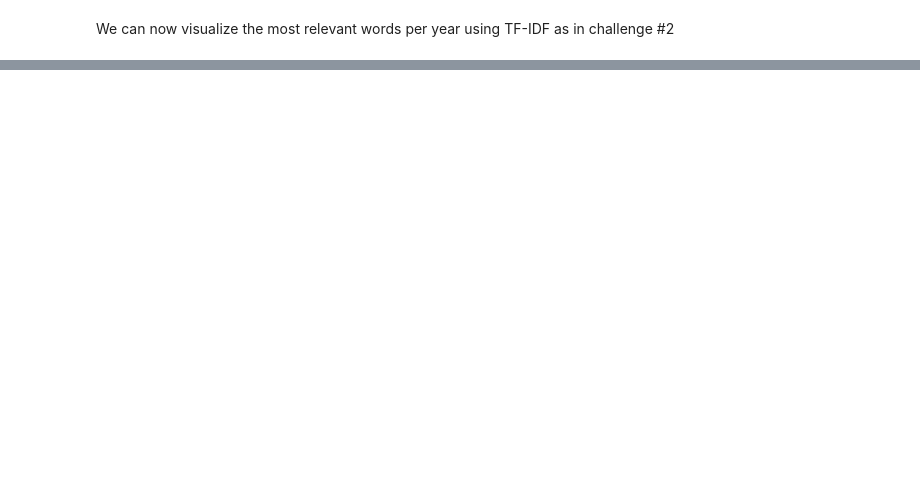
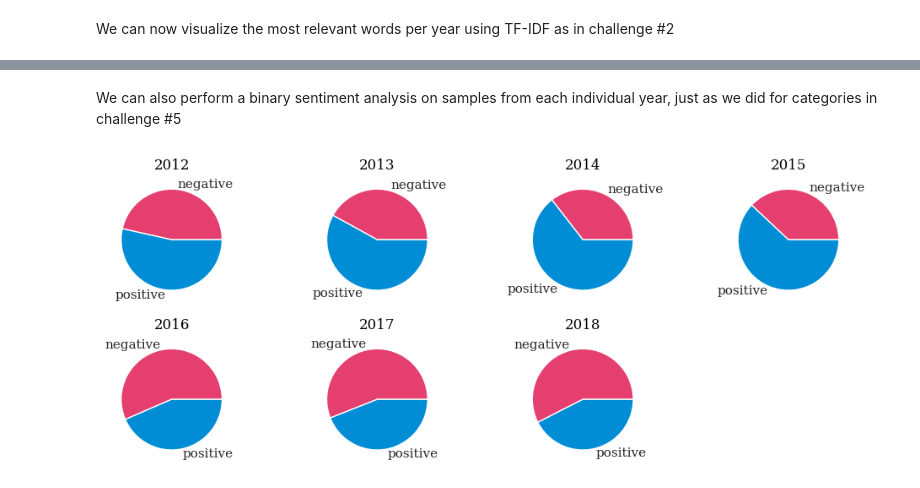
Before and after one commit to xusky69/w-j-technical-test, a Jupyter notebook: Prueba_técnica_W_&_J_parte_6.ipynb, the cells around one changed output, grey strips where cells are left out. Drawn from its saved outputs; the diff is of its cells as text; code cells hidden in the pictures; blank space fills up the shorter version.

Commit message:
added sent. analysis per year

```diff
--- a/Prueba_técnica_W_&_J_parte_6.ipynb
+++ b/Prueba_técnica_W_&_J_parte_6.ipynb
@@ -131,0 +139,60 @@ plt.show()
+# %% [markdown]
+We can also perform a binary sentiment analysis on samples from each individual year, just as we did for categories in challenge #5
+# %%
+def analize_category(df, cat_id, sample_size):
+    queries = list(df[df['year_label']==cat_id].sample(sample_size)['short_description'])
+    return queries
+
+def flatten_results(cat_results):
+    '''
+    flattens the array of dics
+    into an array of labels
+    '''
+    dummy = []
+    for dic in cat_results:
+        dummy.append(dic['label'])
+    return dummy
+
+model_pipeline = pipeline('sentiment-analysis')
+
+results = []
+sample_size = 200
+
+for cat_id in range(len(years)):
+    queries = analize_category(df, cat_id, sample_size = sample_size)
+    cat_results = model_pipeline(queries)
+    results.append(flatten_results(cat_results))
+
+binary_results = [list(map(lambda z: 1 if z == 'POSITIVE' else 0, item)) for item in results]
+counts_results = []
+for i in range(len(years)):
+    _, counts = np.unique(np.sort(binary_results[i]), return_counts=True)
+    counts_results.append(counts)
+
+plt.rcParams["font.family"] = "serif"
+plot_scale = 0.66
+
+n_cols = 4
+b_color = 'white'
+f_color = 'black'
+
+fig, axs = plt.subplots(ncols=n_cols,
+                        nrows=int(np.ceil(len(years)/n_cols)),
+                        figsize=(15*plot_scale,6*plot_scale),
+                        dpi = 100,
+                        facecolor = b_color)
+axs = axs.flatten() # for easer iteration
+
+for i in range(len(years)):
+
+    axs[i].set_title(years[i], color = f_color)
+    axs[i].pie(counts_results[i], labels = ['negative', 'positive'], colors = ['#E43F6F', '#008DD5'])
+    axs[i].axis('off')
+    axs[i].set_title(years[i])
+
+axs[-1].axis('off')
+
+plt.tight_layout()
+plt.show()
+# %% [output]
+[figure, added]
```
Also changed, not shown: parts of 4 cells of this notebook, 1 other file.
